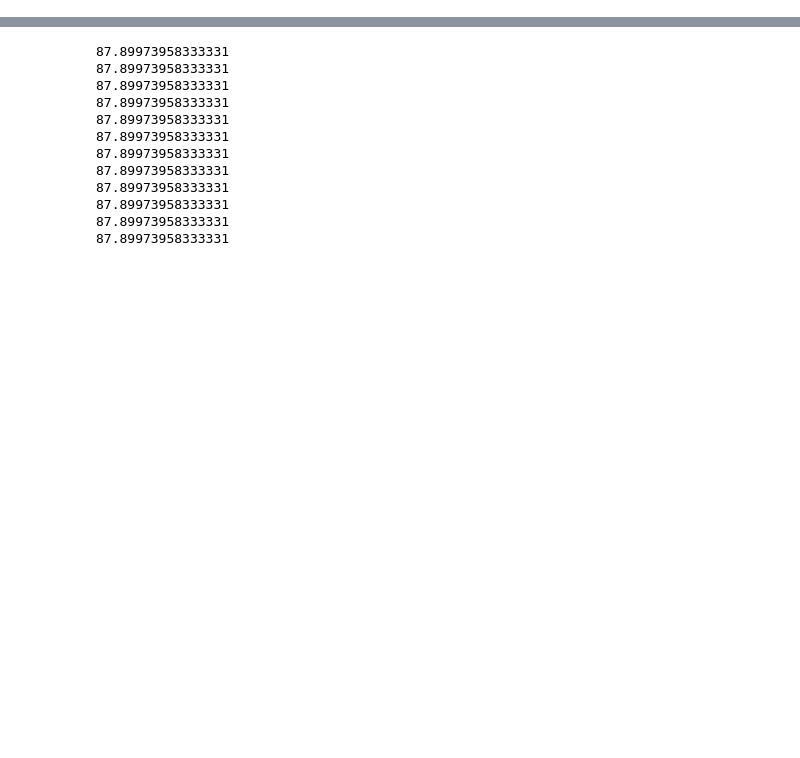
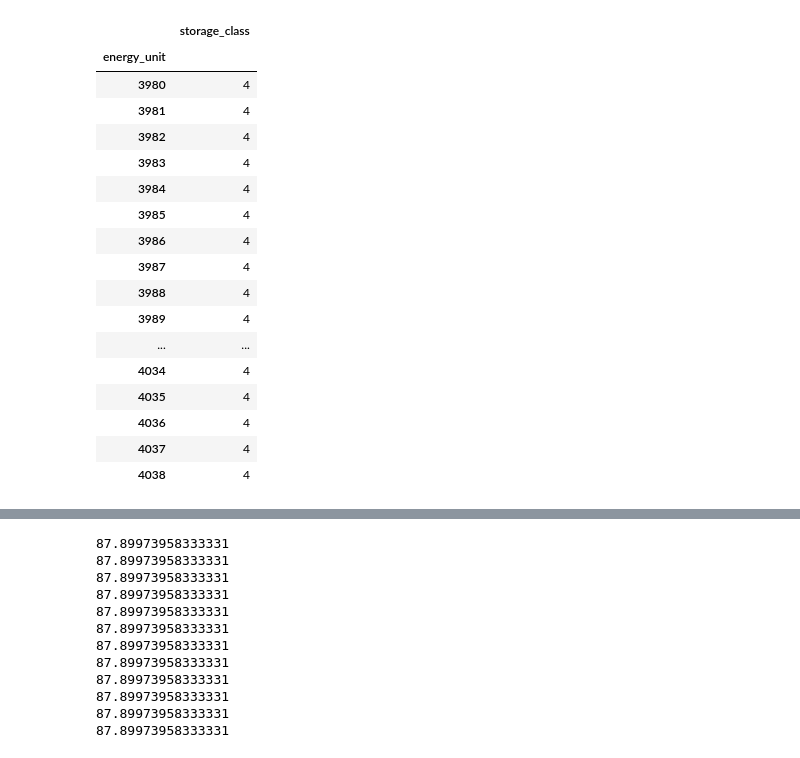
Before and after one commit to jwmaynard/assetraMP, a Jupyter notebook: examples/pjm_2023_test/pjm_test_modeling.ipynb, the cells around one changed output, grey strips where cells are left out. Cells and saved outputs as stored; diff of their text form; code cells hidden in the pictures; blank space fills up the shorter version.

```diff
--- a/examples/pjm_2023_test/pjm_test_modeling.ipynb
+++ b/examples/pjm_2023_test/pjm_test_modeling.ipynb
@@ -1044,3 +1000,25 @@ simulation_base = ProbabilisticSimulation(
 )
 simulation_base.assign_energy_system(base_system_scratch)
 simulation_base.run()
+# %%
+storage_info = simulation_base.unit_performance.get("StorageUnit")
+storage_info['storage_class'].to_dataframe()
+# %% [output]
+|  | storage_class |
+| energy_unit |  |
+| 3980 | 4 |
+| 3981 | 4 |
+| 3982 | 4 |
+| 3983 | 4 |
+| 3984 | 4 |
+| 3985 | 4 |
+| 3986 | 4 |
+| 3987 | 4 |
+| 3988 | 4 |
+| 3989 | 4 |
+| ... | ... |
+| 4034 | 4 |
+| 4035 | 4 |
+| 4036 | 4 |
+| 4037 | 4 |
+| 4038 | 4 |
```
Also changed, not shown: parts of 17 cells of this notebook, 1 other file.
